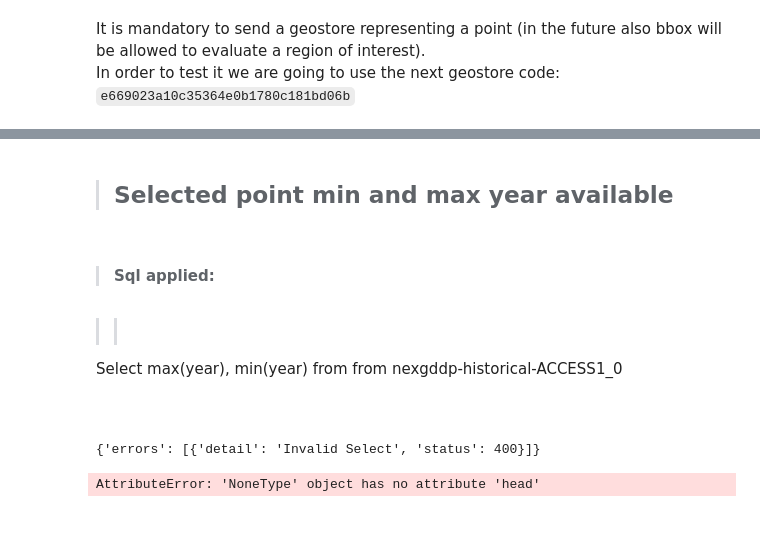
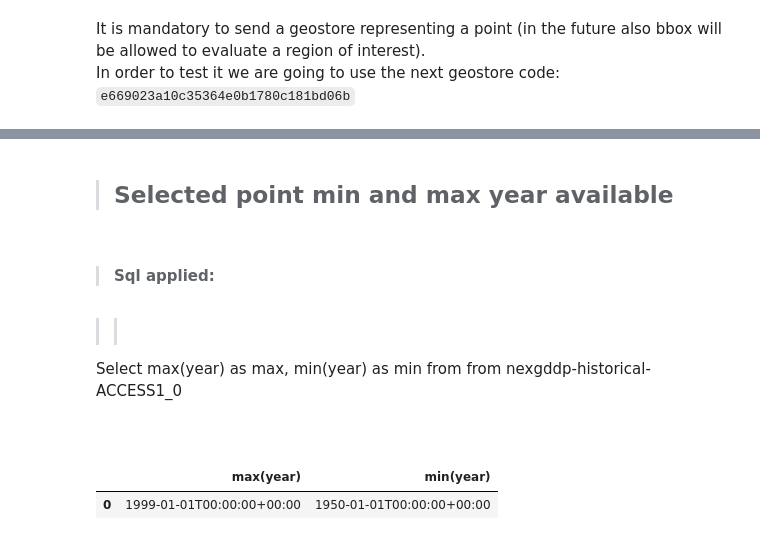
Before and after one commit to resource-watch/notebooks, a Jupyter notebook: ResourceWatch/Api_definition/NEXGDDP connector.ipynb, the cells around one changed output, grey strips where cells are left out. Cells and saved outputs as stored; diff of their text form; code cells hidden in the pictures.

````diff
--- a/ResourceWatch/Api_definition/NEXGDDP connector.ipynb
+++ b/ResourceWatch/Api_definition/NEXGDDP connector.ipynb
@@ -249,20 +251,20 @@ dataset.plot.bar(x='year',y='prmaxday',figsize=(6, 6));
 # %%
 display(Markdown("> ## Selected point min and max year available"))
 sql = '''
-Select max(year), min(year) from from nexgddp-historical-ACCESS1_0
+Select max(year) as max, min(year) as min from from nexgddp-historical-ACCESS1_0
 '''
-dataset = query(sql, dataset_id, geostore)
+dataset = query(sql, dataset_id, None)
 display(dataset.head(6))
 #display(Markdown("> ### Visual"))
 #display(dataset.plot.bar(x='x',y='y',figsize=(10, 10)));
 # %% [output]
 > ## Selected point min and max year available
 >#### Sql applied:
 >>```sql
-Select max(year), min(year) from from nexgddp-historical-ACCESS1_0
+Select max(year) as max, min(year) as min from from nexgddp-historical-ACCESS1_0
   ```
-{'errors': [{'detail': 'Invalid Select', 'status': 400}]}
-AttributeError: 'NoneType' object has no attribute 'head'
+|  | max(year) | min(year) |
+| 0 | 1999-01-01T00:00:00+00:00 | 1950-01-01T00:00:00+00:00 |
 # %%
 display(Markdown("> ## Selected point agg statistics for selected columns"))
 display(Markdown(""">  Available aggregation functions:
````
Also changed, not shown: parts of 11 cells of this notebook.
